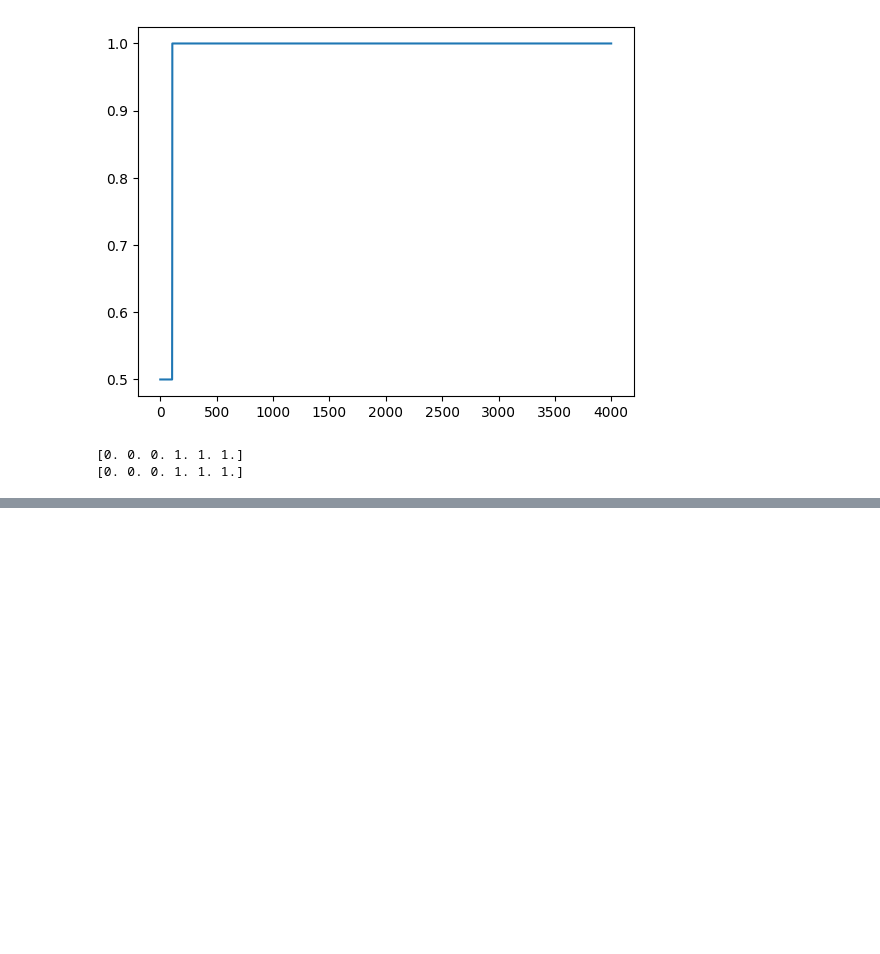
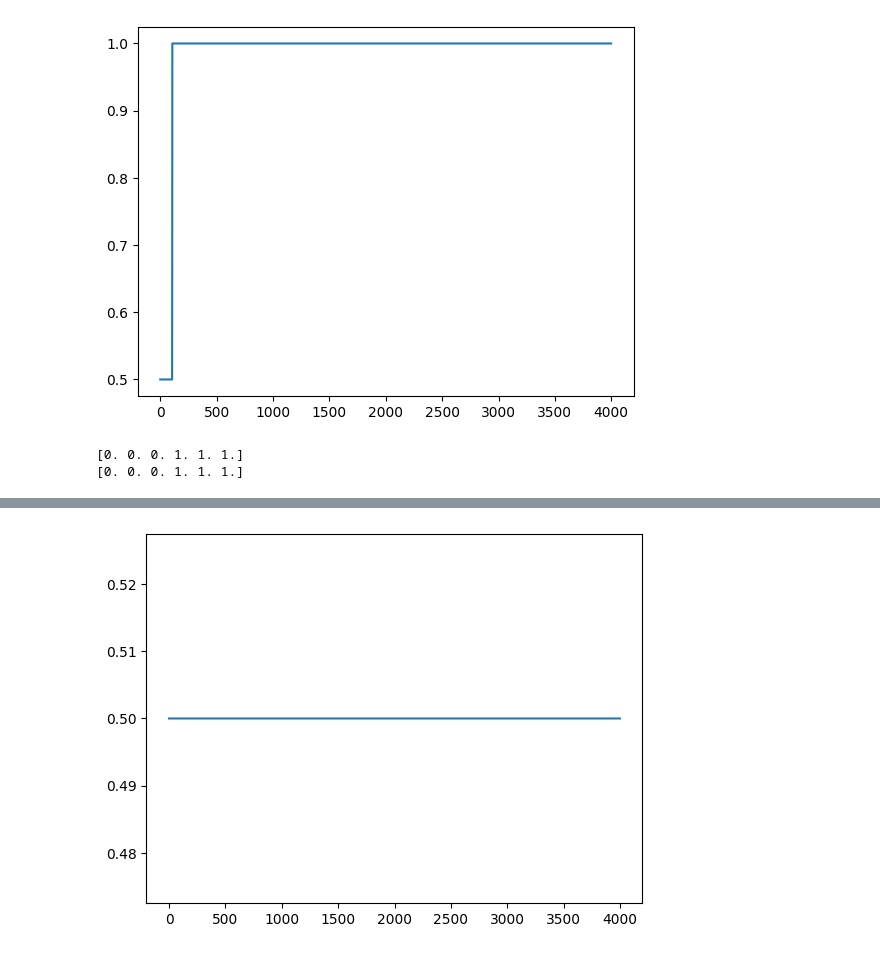
Before and after one commit to thanhvyttv/aio2025_study, a Jupyter notebook: Module6/logistic_regression_MSE.ipynb, the cells around one changed output, grey strips where cells are left out. Cells and saved outputs as stored; diff of their text form; code cells hidden in the pictures; blank space fills up the shorter version.

```diff
--- a/Module6/logistic_regression_MSE.ipynb
+++ b/Module6/logistic_regression_MSE.ipynb
@@ -92,0 +126,5 @@ print(y)
+# %%
+plt.plot(accs)
+plt.show()
+# %% [output]
+[figure, added]
```
Also changed, not shown: parts of 2 cells of this notebook, 1 other file.
